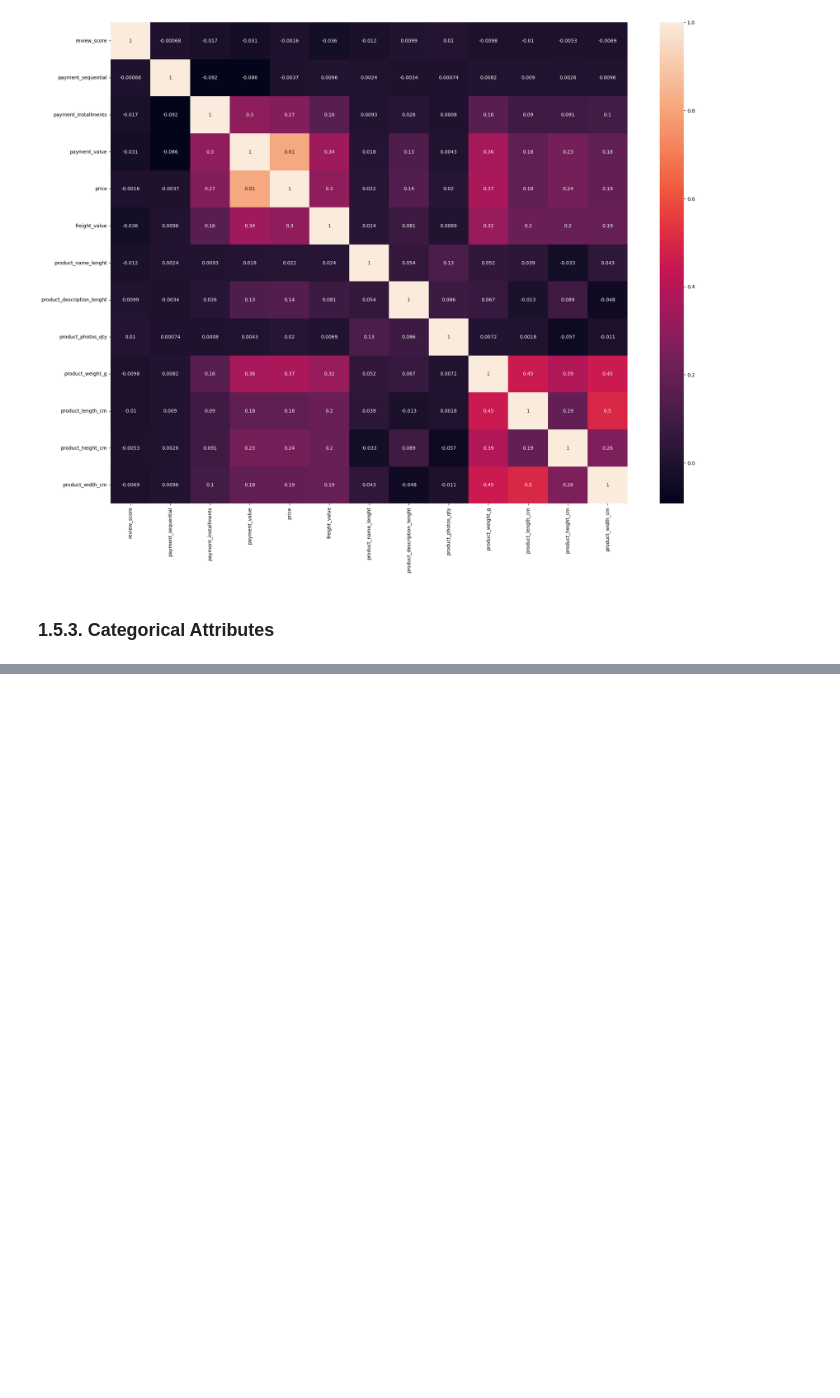
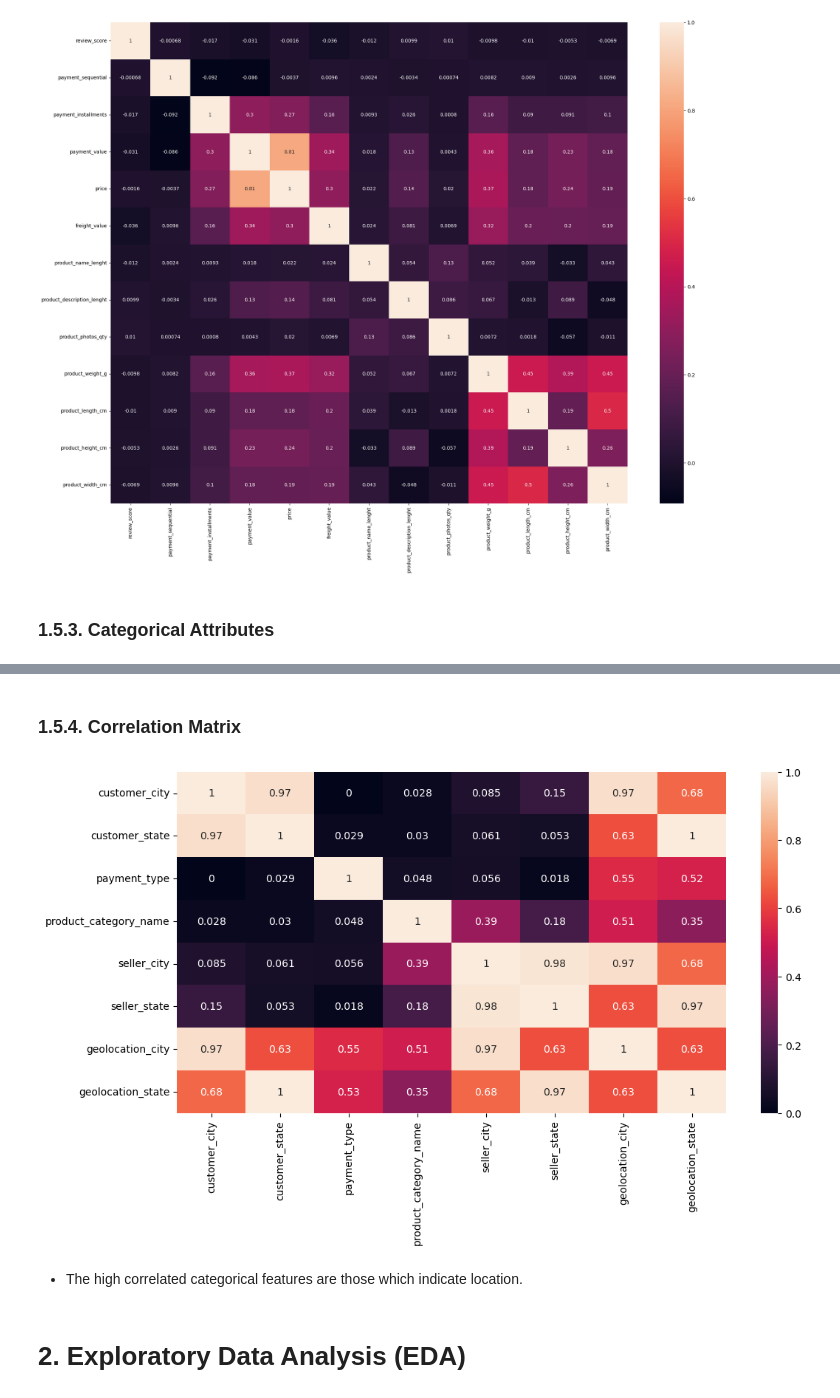
Before and after one commit to lucasquemelli/customer_satisfaction_prediction, a Jupyter notebook: customer_satisfaction_prediction.ipynb, the cells around one changed output, grey strips where cells are left out. Saved outputs shown, nothing was run; the diff lists cells and outputs as text; code cells hidden in the pictures; blank space fills up the shorter version.

```diff
--- a/customer_satisfaction_prediction.ipynb
+++ b/customer_satisfaction_prediction.ipynb
@@ -556,7 +556,7 @@ num_attributes = df1.drop(columns=["customer_zip_code_prefix", "order_item_id",
                                    "geolocation_zip_code_prefix", "geolocation_lat", "geolocation_lng"]).\
                  select_dtypes(include=['int32', 'int64', 'float32', 'float64'])
 cat_attributes = df1.drop(columns=["customer_id", "customer_unique_id", "order_id", "review_id", "product_id",
-                                   "seller_id"]).\
+                                   "seller_id", "order_status", "review_comment_title", "review_comment_message"]).\
                  select_dtypes(include=['object', 'category'])
 # %% [markdown]
 ### 1.5.1. Numerical Attributes
@@ -943,0 +968,32 @@ sns.heatmap(num_attributes.corr(method="kendall"), annot=True);
+# %% [markdown]
+### 1.5.4. Correlation Matrix
+# %%
+cat_attributes_list = cat_attributes.columns.tolist()
+
+corr_dict = {}
+for i in range( len (cat_attributes_list)):
+    corr_list = []
+    for j in range(len( cat_attributes_list)):
+        ref = cat_attributes_list[i]
+        feat = cat_attributes_list[j]
+
+        # correlation
+        corr = cramers_v(cat_attributes[ref], cat_attributes[feat])
+
+        # append a list
+        corr_list.append(corr)
+
+    # append a correlation list for each ref attribute
+    corr_dict[ref] = corr_list
+# %%
+plt.figure(figsize =(12,6))
+
+d = pd.DataFrame(corr_dict)
+d = d.set_index(d.columns)
+sns.heatmap(d, annot=True);
+# %% [output]
+[figure, added]
+# %% [markdown]
+- The high correlated categorical features are those which indicate location.
+# %% [markdown]
+# 2. Exploratory Data Analysis (EDA)
```
Also changed, not shown: parts of 17 cells of this notebook.
